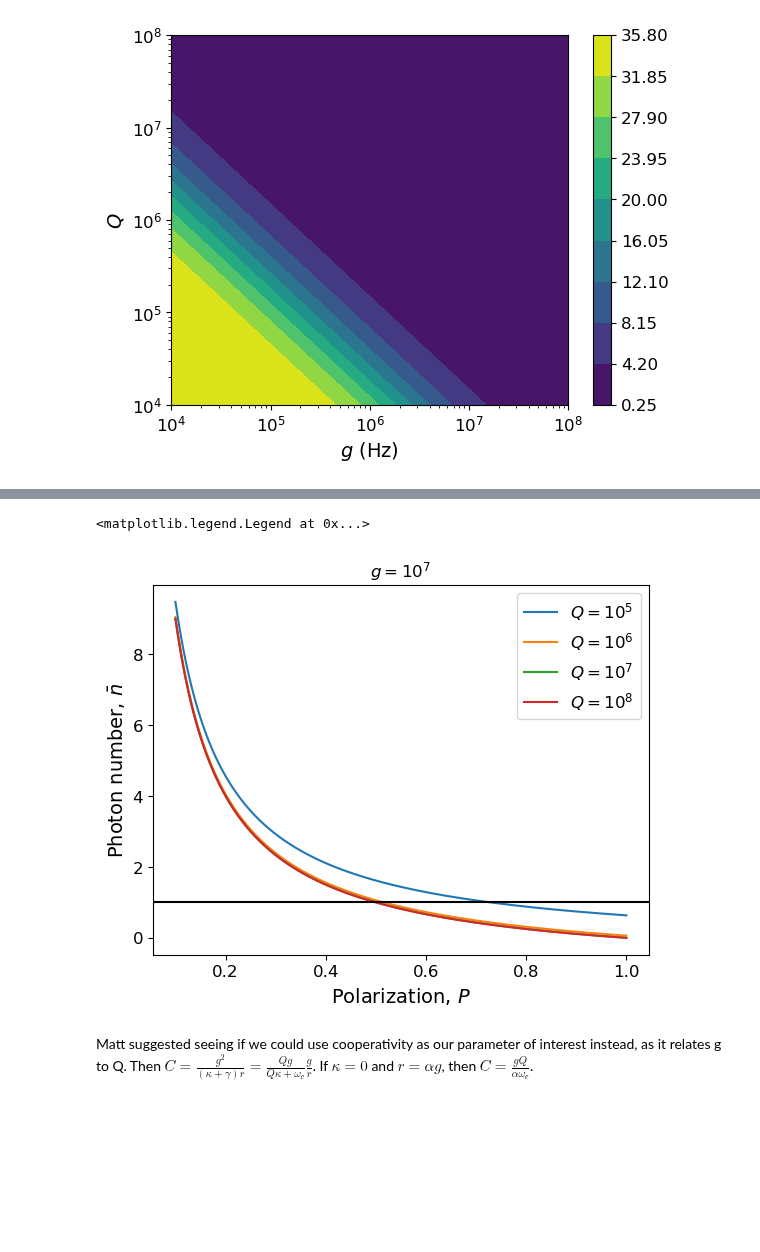
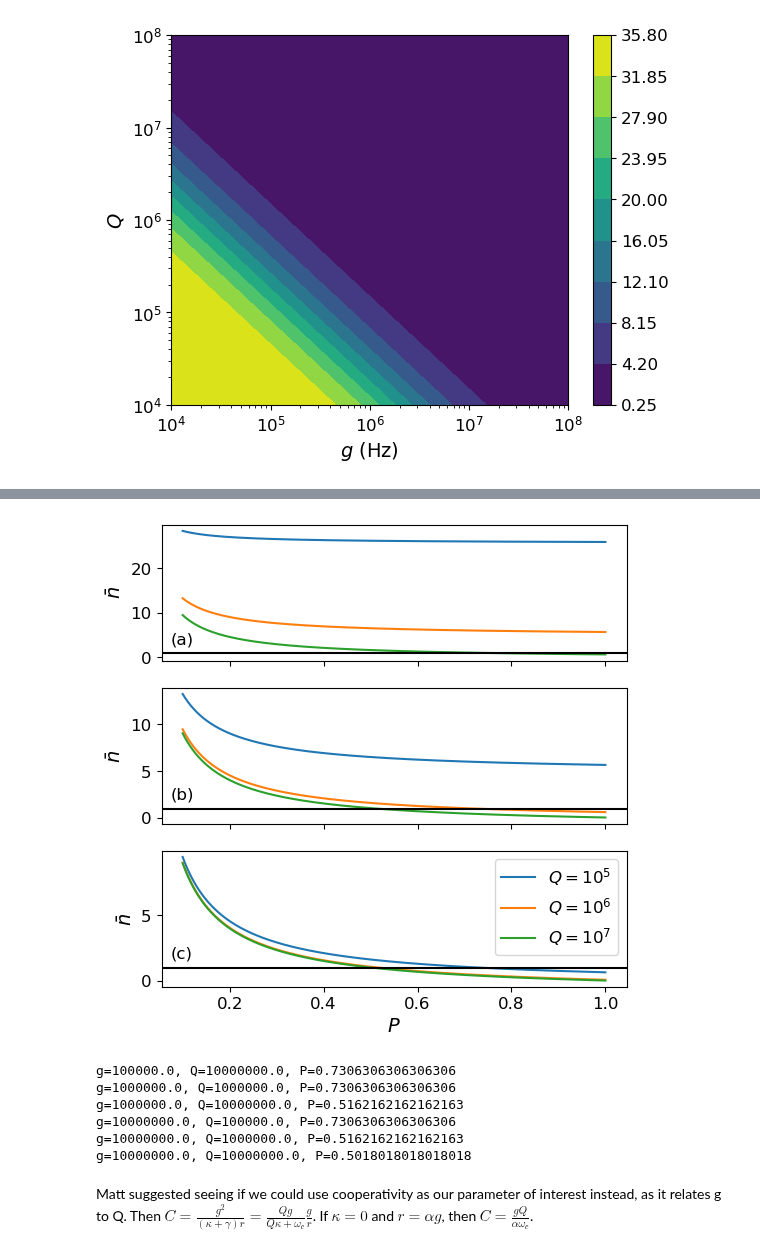
Before and after one commit to jleamer/mode_cooling, a Jupyter notebook: paper_calcs.ipynb, the cells around one changed output, grey strips where cells are left out. Drawn from its saved outputs; the diff is of its cells as text; code cells hidden in the pictures; blank space fills up the shorter version.

Commit message:
Cleaned up figures for nbar vs P using different values of g and Q to generate and save 1 figure for use in the paper.

```diff
--- a/paper_calcs.ipynb
+++ b/paper_calcs.ipynb
@@ -88,8 +64,0 @@ nbars = np.array(nbars)
-# %%
-for i in range(Q_vals.shape[0]):
-    plt.plot(P_vals, nbars[i], label="$Q=10^{" + str(i+5)+"}$")
-plt.xlabel("Polarization, $P$")
-plt.ylabel("Photon number, $\\bar{n}$")
-plt.axhline(y=1, color='k')
-plt.title("$g=10^5$")
-plt.legend()
@@ -99,19 +65,44 @@ plt.legend()
-# %%
-nbars = []
-for i in range(Q_vals.shape[0]):
-    nbars.append(full_mean_photons_cav(κ, γ_vals[i], 2e7, 1e7, nT, nc_vals, 0))
-nbars = np.array(nbars)
-# %%
-for i in range(Q_vals.shape[0]):
-    plt.plot(P_vals, nbars[i], label="$Q=10^{" + str(i+5)+"}$")
-plt.xlabel("Polarization, $P$")
-plt.ylabel("Photon number, $\\bar{n}$")
-plt.axhline(y=1, color='k')
-plt.title("$g=10^7$")
-plt.legend()
-# %% [output]
-<matplotlib.legend.Legend at 0x...>
-[figure, removed]
+# %%
+# Define g and Q values we want to use here
+g_vals = np.array([1e5, 1e6, 1e7])
+Q_vals = np.array([1e5, 1e6, 1e7])
+
+# Set up list for storing nbar values
+nbars = []
+# %%
+fig = plt.figure(1, figsize=(6, 6))
+ax = fig.subplots(3, 1, sharex='all')
+for i in range(g_vals.shape[0]):
+    nbars = []
+    for j in range(Q_vals.shape[0]):
+        nbars.append(full_mean_photons_cav(κ, ωc / Q_vals[j], 2*g_vals[i], g_vals[i], nT, nc_vals, 0))
+        ax[i].plot(P_vals, nbars[j], label="$Q=10^" + str(j+5) + "$")
+    ax[i].set_ylabel("$\\bar{n}$")
+    ax[i].axhline(y=1, color='k')
+ax[2].set_xlabel("$P$")
+ax[2].legend()
+ax[0].text(0.075, 3, '(a)')
+ax[1].text(0.075, 2, '(b)')
+ax[2].text(0.075, 1.75, '(c)')
+fig.savefig("nbar_vs_P_for_diff_gQ.png", format='png', dpi=300)
+# %% [output]
+[figure, added]
+# %%
+# Want to determine more precisely the polarization required to get below nbar = 1
+for i in range(g_vals.shape[0]):
+    for j in range(Q_vals.shape[0]):
+        for k in range(P_vals.shape[0]):
+            n = full_mean_photons_cav(κ, ωc / Q_vals[j], 2*g_vals[i], g_vals[i], nT, nc_vals[k], 0)
+            if n < 1:
+                print("g=" + str(g_vals[i]) + ", Q=" + str(Q_vals[j]) + ", P=" + str(P_vals[k]))
+                break
+# %% [output]
+g=100000.0, Q=10000000.0, P=0.7306306306306306
+g=1000000.0, Q=1000000.0, P=0.7306306306306306
+g=1000000.0, Q=10000000.0, P=0.5162162162162163
+g=10000000.0, Q=100000.0, P=0.7306306306306306
+g=10000000.0, Q=1000000.0, P=0.5162162162162163
+g=10000000.0, Q=10000000.0, P=0.5018018018018018
 # %% [markdown]
 Matt suggested seeing if we could use cooperativity as our parameter of interest instead, as it relates g to Q.  Then $C = \frac{g^2}{(\kappa+\gamma)r} = \frac{Qg}{Q\kappa+\omega_c}\frac{g}{r}$.  If $\kappa=0$ and $r=\alpha g$, then $C = \frac{gQ}{\alpha \omega_c}$.
 # %%
```
Also changed, not shown: parts of 8 cells of this notebook.
